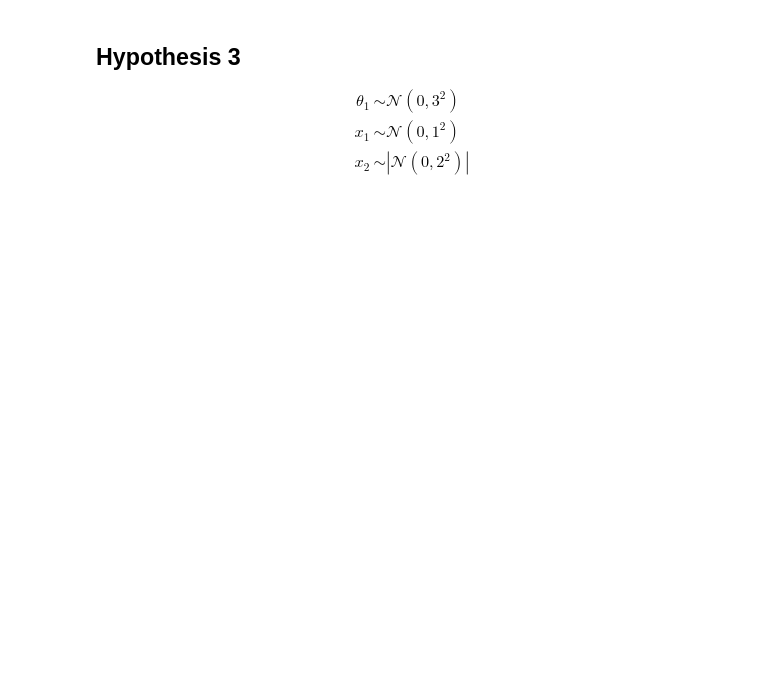
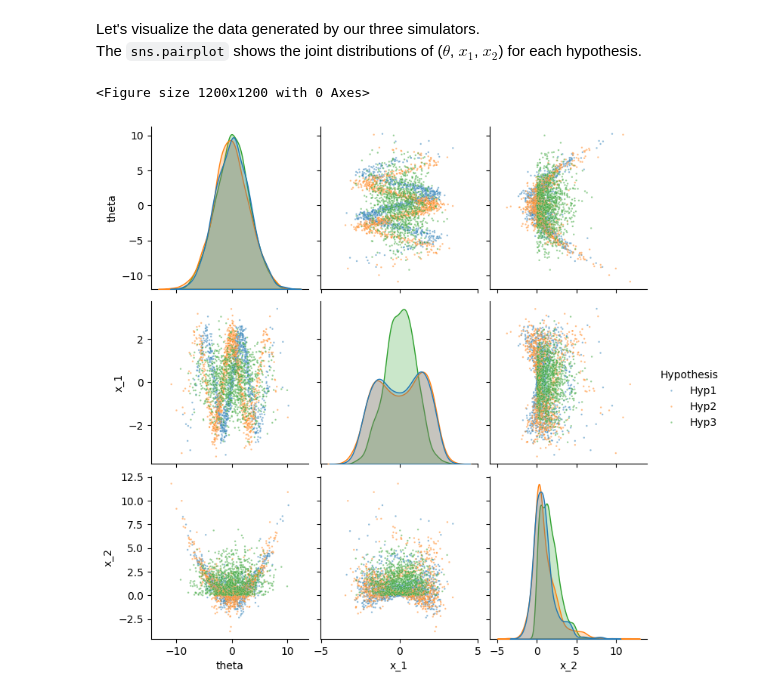
Before and after one commit to bGuenes/COMPASS, a Jupyter notebook: tutorials/Gaussian_models.ipynb, the cells around one changed output. Drawn from its saved outputs; the diff is of its cells as text; code cells hidden in the pictures; blank space fills up the shorter version.

```diff
--- a/tutorials/Gaussian_models.ipynb
+++ b/tutorials/Gaussian_models.ipynb
@@ -36 +60,27 @@ def gen_data_hyp1(int):
+# %%
+# Define the data generation functions
+
+# Hypothesis 1
+def gen_data_hyp1(int):
+    theta = 3 * torch.randn(int)
+    x1 = 2 * torch.sin(theta) + torch.randn(int) * 0.5
+    x2 = 0.1 * theta**2 + 0.5*torch.abs(x1) * torch.randn(int)
+
+    return theta.unsqueeze(1), torch.stack([x1, x2],dim=1)
+
+# Hypothesis 2
+def gen_data_hyp2(int):
+    theta = 3 * torch.randn(int)
+    x1 = 2 * torch.cos(theta) + torch.randn(int) * 0.5
+    x2 = 0.1 * theta**2 + 0.5*torch.abs(x1) * torch.randn(int)
+
+    return theta.unsqueeze(1), torch.stack([x1, x2],dim=1)
+
+# Hypothesis 3
+def gen_data_hyp3(int):
+    theta = 3 * torch.randn(int)
+    x1 = torch.randn(int)
+    x2 = torch.abs(torch.randn(int)) * 2
+
+    return theta.unsqueeze(1), torch.stack([x1, x2],dim=1)
 # %%
@@ -58,7 +98,0 @@ val_theta2, val_x2 = gen_data_hyp2(1_000)
-# %% [markdown]
-## Hypothesis 3
-$$ \begin{align*}
-    \theta_1 &\sim \mathcal{N}(0, 3^2) \\
-    x_1 &\sim \mathcal{N}(0, 1^2) \\
-    x_2 &\sim |\mathcal{N}(0, 2^2)|
-\end{align*} $$
@@ -75,13 +99,22 @@ val_theta3, val_x3 = gen_data_hyp3(1_000)
+# %% [markdown]
+Let's visualize the data generated by our three simulators. <br>
+The `sns.pairplot` shows the joint distributions of ($\theta$, $x_1$, $x_2$) for each hypothesis.
 # %%
-df1 = pd.DataFrame(torch.concatenate([val_theta1, val_x1], dim=1).numpy(), columns=['theta', 'x1', 'x2'])
-df2 = pd.DataFrame(torch.concatenate([val_theta2, val_x2], dim=1).numpy(), columns=['theta', 'x1', 'x2'])
-df3 = pd.DataFrame(torch.concatenate([val_theta3, val_x3], dim=1).numpy(), columns=['theta', 'x1', 'x2'])
+# Plot Hypothesis for visualization
 
-df1["hypothesis"] = "hyp1"
-df2["hypothesis"] = "hyp2"
-df3["hypothesis"] = "hyp3"
+df1 = pd.DataFrame(torch.concatenate([val_theta1, val_x1], dim=1).numpy(), columns=['theta', 'x_1', 'x_2'])
+df2 = pd.DataFrame(torch.concatenate([val_theta2, val_x2], dim=1).numpy(), columns=['theta', 'x_1', 'x_2'])
+df3 = pd.DataFrame(torch.concatenate([val_theta3, val_x3], dim=1).numpy(), columns=['theta', 'x_1', 'x_2'])
+
+df1["Hypothesis"] = "Hyp1"
+df2["Hypothesis"] = "Hyp2"
+df3["Hypothesis"] = "Hyp3"
 
 combined_df = pd.concat([df1, df2, df3], axis=0)
 
-sns.pairplot(combined_df, diag_kind='kde', hue='hypothesis', plot_kws=dict(alpha=0.3, s=2))
+plt.figure(figsize=(12,12))
+sns.pairplot(combined_df, diag_kind='kde', hue='Hypothesis', plot_kws=dict(alpha=0.5, s=3))
 plt.show()
+# %% [output]
+<Figure size 1200x1200 with 0 Axes>
+[figure, added]
```
Also changed, not shown: parts of 30 cells of this notebook, 2 other files.
